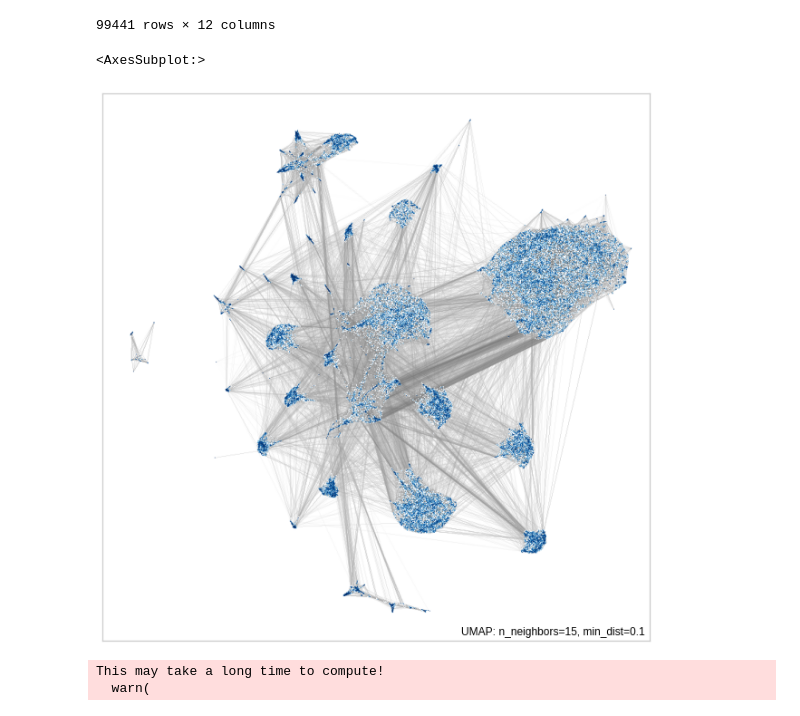
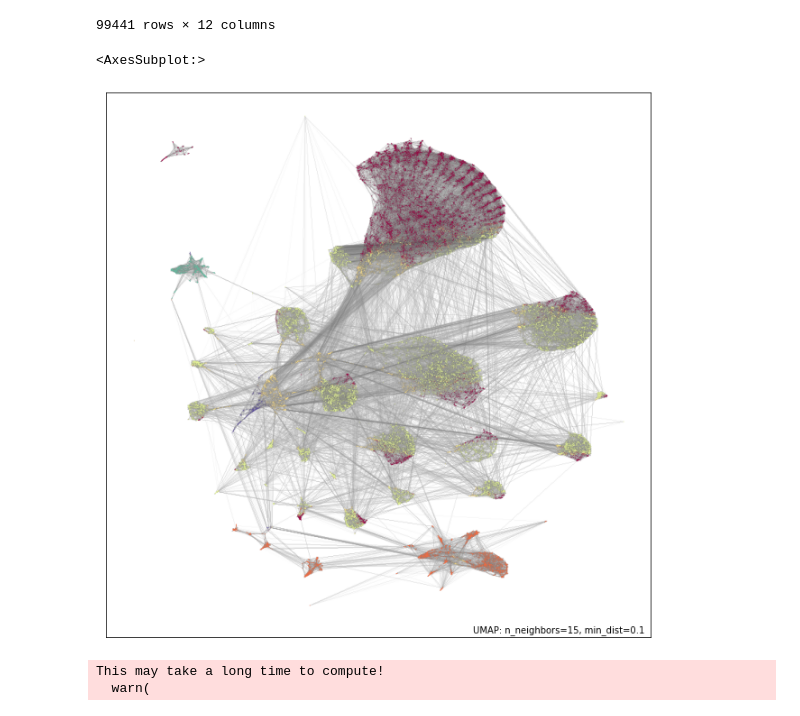
Before and after one commit to finloop/data-science-notebooks, a Jupyter notebook: e_commerce/e-commerce-anomaly-detection.ipynb, the cells around one changed output. Saved outputs shown, nothing was run; the diff lists cells and outputs as text; code cells hidden in the pictures.

Commit message:
add countries plot

```diff
--- a/e_commerce/e-commerce-anomaly-detection.ipynb
+++ b/e_commerce/e-commerce-anomaly-detection.ipynb
@@ -67,9 +74,11 @@ df["order_delivered_carrier_date"] = pd.to_datetime(df["order_delivered_carrier_
 df["order_estimated_delivery_date"] = pd.to_datetime(df["order_estimated_delivery_date"])
 df["order_purchase_timestamp"] = pd.to_datetime(df["order_purchase_timestamp"])
 df["order_delivered_customer_date"] = pd.to_datetime(df["order_delivered_customer_date"])
+df['order_approved_at'] = pd.to_datetime(df['order_approved_at'])
+df['shipping_limit_date'] = pd.to_datetime(df['shipping_limit_date'])
 
-df['expected_delivery_timedelta'] = df['order_estimated_delivery_date']- df["order_purchase_timestamp"]
-df['delivery_time'] = df["order_delivered_customer_date"] - df['order_purchase_timestamp']
+df['expected_delivery_timedelta'] = pd.to_numeric(df['order_estimated_delivery_date']- df["order_purchase_timestamp"])
+df['delivery_time'] = pd.to_numeric(df["order_delivered_customer_date"] - df['order_purchase_timestamp'])
 
 df['product_volume'] = df["product_length_cm"] * df["product_height_cm"] * df["product_width_cm"]
 
@@ -139,8 +133,8 @@ df2[df2["unique_orders_count"] > 1]
 cat_attributes = ["customer_city", "customer_state"]
 num_attributes = ["unique_orders_count", "nof_moest_popular_sales", "max_sale", "median_sale", "sum_sale", "median_volume", "average_delivery_time","average_expected_delivery_time"]
 # %%
-df2['average_expected_delivery_time'] = df2['average_expected_delivery_time'].dt.total_seconds()
-df2['average_delivery_time'] = df2['average_delivery_time'].dt.total_seconds()
+df2['average_expected_delivery_time'] = df2['average_expected_delivery_time']
+df2['average_delivery_time'] = df2['average_delivery_time']
 # %%
 df2.fillna(0)
 # %% [output]
@@ -261,10 +269,10 @@ df2
 | 274fa6071e5e17fe303b9748641082c8 | 84732c5050c01db9b23e19ba39899398 | 6703 | cotia | SP | 1.0 | ... |
 99441 rows × 12 columns
 # %%
-umap.plot.connectivity(mapper, show_points=True)
+umap.plot.connectivity(mapper, show_points=True, labels=kmeans.labels_)
 # %% [output]
 <AxesSubplot:>
-[figure, old version]
+[figure, new version]
 # %%
 umap.plot.connectivity(mapper, edge_bundling='hammer')
 # %% [output]
```
Also changed, not shown: parts of 25 cells of this notebook, 3 other files.
